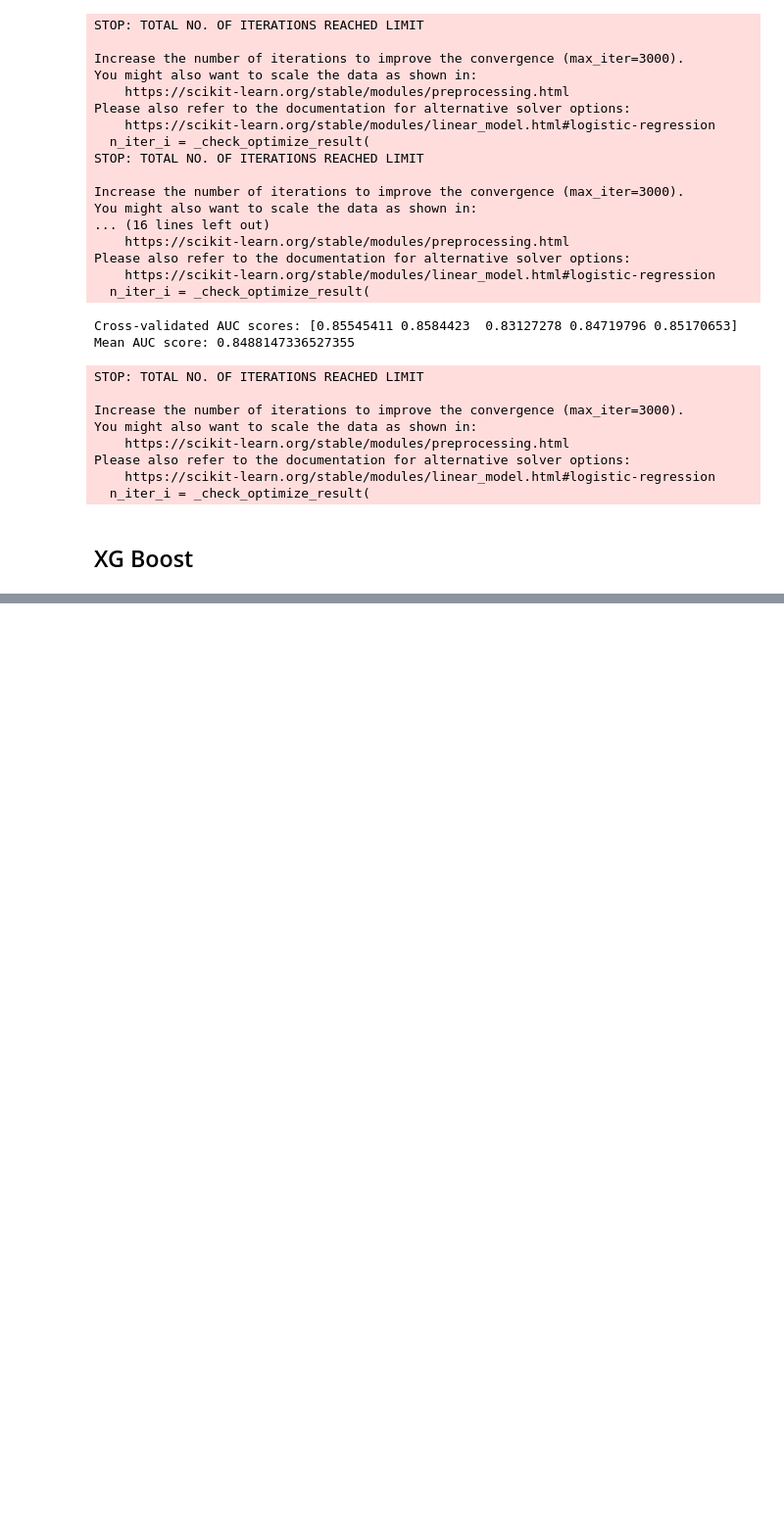
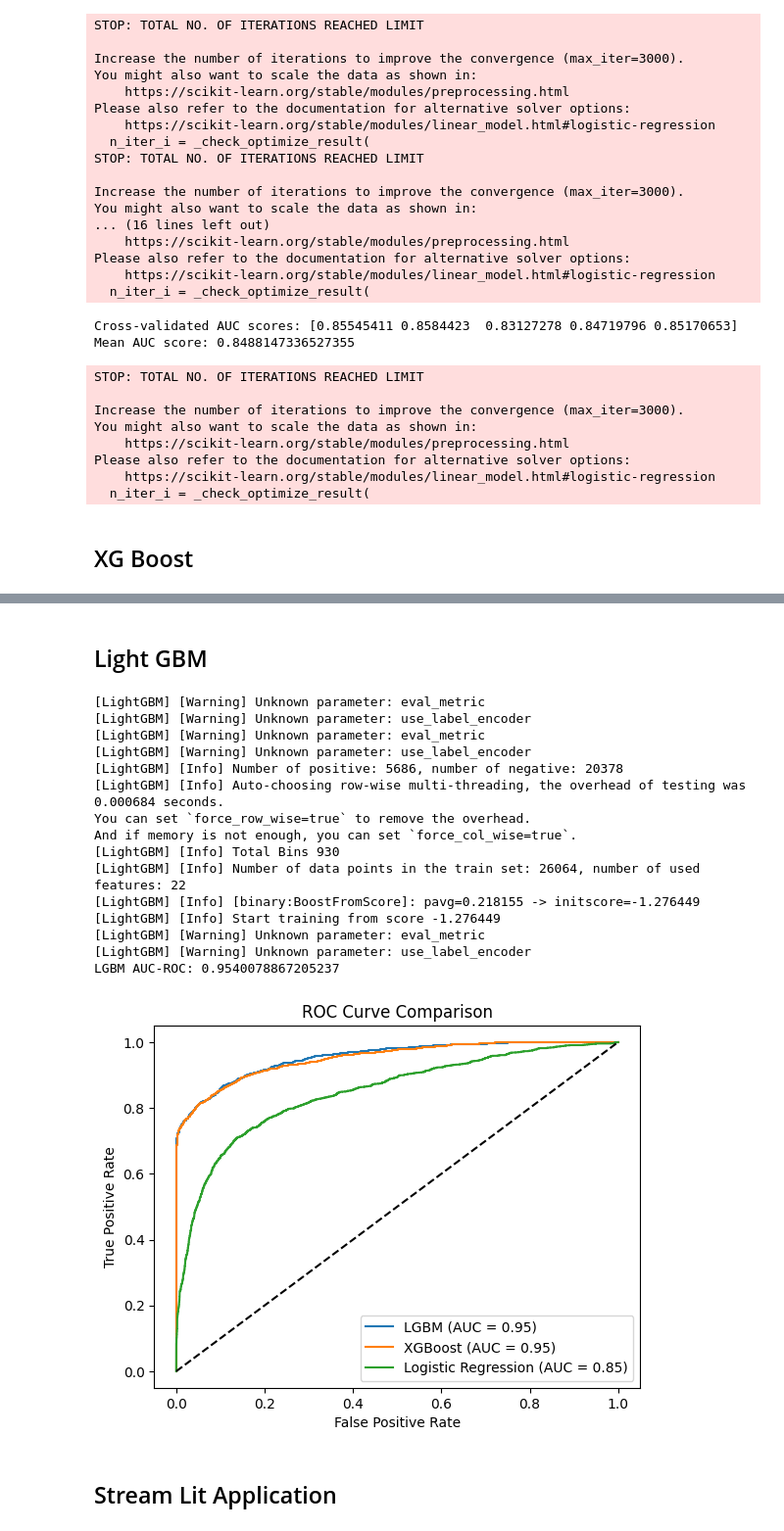
Before and after one commit to mfearing1234/Data_science_model_builds, a Jupyter notebook: Credit Risk Analysis/credit_risk_analysis.ipynb, the cells around one changed output, grey strips where cells are left out. Shown at 98% size. Drawn from its saved outputs; the diff is of its cells as text; code cells hidden in the pictures; blank space fills up the shorter version.

Commit message:
App build

```diff
--- a/Credit Risk Analysis/credit_risk_analysis.ipynb
+++ b/Credit Risk Analysis/credit_risk_analysis.ipynb
@@ -337,0 +335,48 @@ AttributeError: 'numpy.ndarray' object has no attribute 'values'
+# %% [markdown]
+## Light GBM
+# %%
+#Model for LGBM
+from lightgbm import LGBMClassifier
+#Learning rate and n_estimators are the same as XGBoost for consistency in comparison
+#learning_rate=0.1 means that the model will learn at a moderate pace, allowing it to capture complex patterns without overfitting too quickly
+#n_estimators=200 means that the model will build an ensemble of 200 trees, which can help improve performance by reducing bias and variance
+#use_label_encoder=False is used to avoid warnings about label encoding in LightGBM, and eval_metric='logloss' specifies that the model should optimize for log loss, which is suitable for binary classification problems
+#random_state=42 ensures reproducibility of results by setting a fixed seed for random number generation
+#Overall, these parameters are chosen to balance model performance and training time while ensuring that the model is well-suited for the binary classification task at hand.
+lgbm_model = LGBMClassifier(learning_rate=0.1, n_estimators=200, random_state=42, use_label_encoder=False, eval_metric='logloss')
+lgbm_model.fit(X_train, y_train)
+y_prob_lgbm = lgbm_model.predict_proba(X_test)[:, 1]
+auc_roc_lgbm = roc_auc_score(y_test, y_prob_lgbm)
+print("LGBM AUC-ROC:", auc_roc_lgbm)
+
+#Plot AUC-ROC for LGBM
+fpr_lgbm, tpr_lgbm, thresholds_lgbm = roc_curve(y_test, y_prob_lgbm)
+plt.figure()
+plt.plot(fpr_lgbm, tpr_lgbm, label='LGBM (AUC = {:.2f})'.format(auc_roc_lgbm))
+plt.plot(fpr_xgb, tpr_xgb, label='XGBoost (AUC = {:.2f})'.format(auc_roc_xgb))
+plt.plot(fpr, tpr, label='Logistic Regression (AUC = {:.2f})'.format(auc_roc))
+plt.plot([0, 1], [0, 1], 'k--')
+plt.xlabel('False Positive Rate')
+plt.ylabel('True Positive Rate')
+plt.title('ROC Curve Comparison')
+plt.legend(loc='lower right')
+plt.show()
+# %% [output]
+[LightGBM] [Warning] Unknown parameter: eval_metric
+[LightGBM] [Warning] Unknown parameter: use_label_encoder
+[LightGBM] [Warning] Unknown parameter: eval_metric
+[LightGBM] [Warning] Unknown parameter: use_label_encoder
+[LightGBM] [Info] Number of positive: 5686, number of negative: 20378
+[LightGBM] [Info] Auto-choosing row-wise multi-threading, the overhead of testing was 0.000684 seconds.
+You can set `force_row_wise=true` to remove the overhead.
+And if memory is not enough, you can set `force_col_wise=true`.
+[LightGBM] [Info] Total Bins 930
+[LightGBM] [Info] Number of data points in the train set: 26064, number of used features: 22
+[LightGBM] [Info] [binary:BoostFromScore]: pavg=0.218155 -> initscore=-1.276449
+[LightGBM] [Info] Start training from score -1.276449
+[LightGBM] [Warning] Unknown parameter: eval_metric
+[LightGBM] [Warning] Unknown parameter: use_label_encoder
+LGBM AUC-ROC: 0.9540078867205237
+[figure, added]
+# %% [markdown]
+## Stream Lit Application
```
Also changed, not shown: parts of 7 cells of this notebook, 1 other file.
